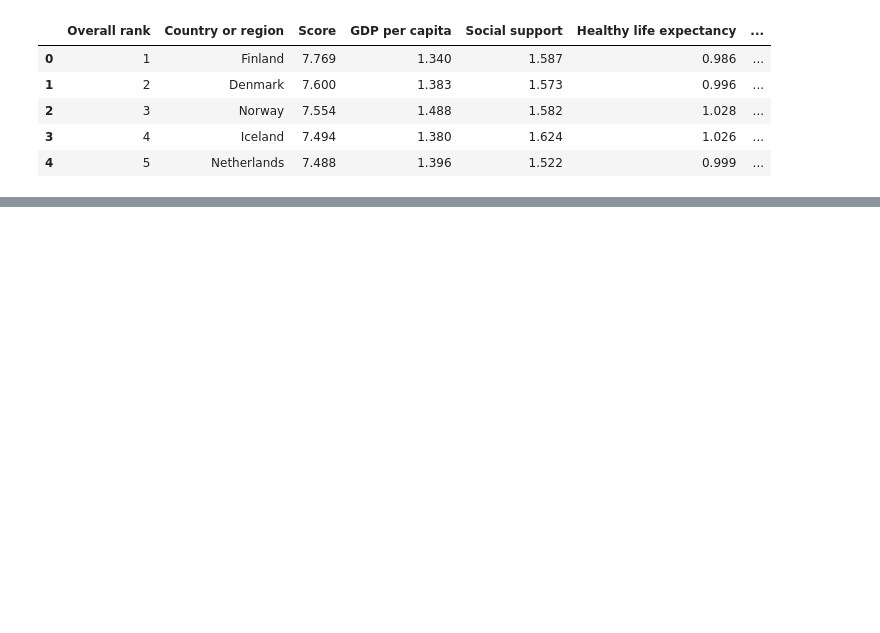
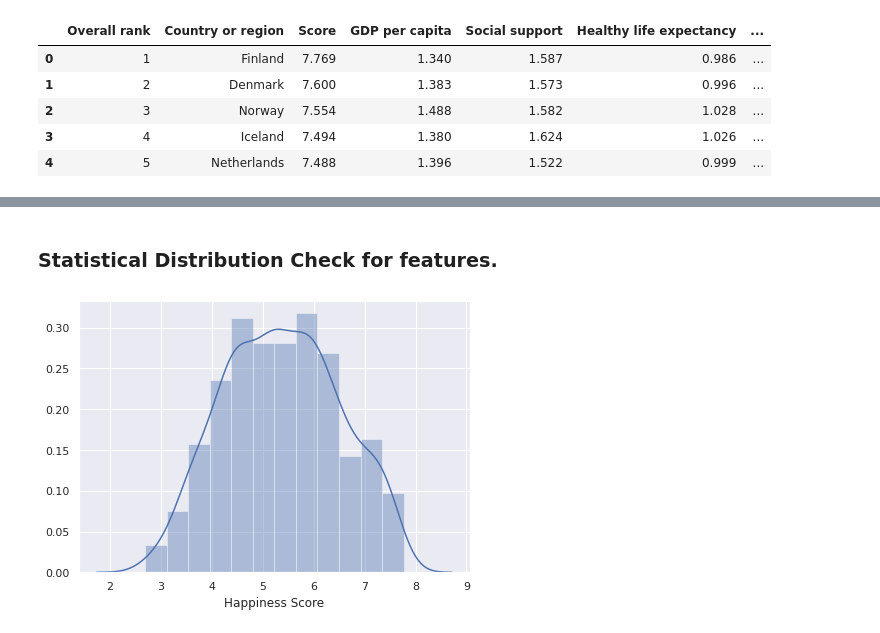
Before and after one commit to flikrama/UH-SPE-ML-Bootcamp-Team4-Project1, a Jupyter notebook: Project_1.ipynb, the cells around one changed output, grey strips where cells are left out. Saved outputs shown, nothing was run; the diff lists cells and outputs as text; code cells hidden in the pictures; blank space fills up the shorter version.

```diff
--- a/Project_1.ipynb
+++ b/Project_1.ipynb
@@ -425,0 +546,8 @@ Generosity                 0.57   0.19
+# %% [markdown]
+### Statistical Distribution Check for features.
+# %%
+fig = plt.figure(figsize=(7,5))
+sns.set()
+sns.distplot(df['Happiness Score'],bins=12);
+# %% [output]
+[figure, added]
```
Also changed, not shown: parts of 126 cells of this notebook.
